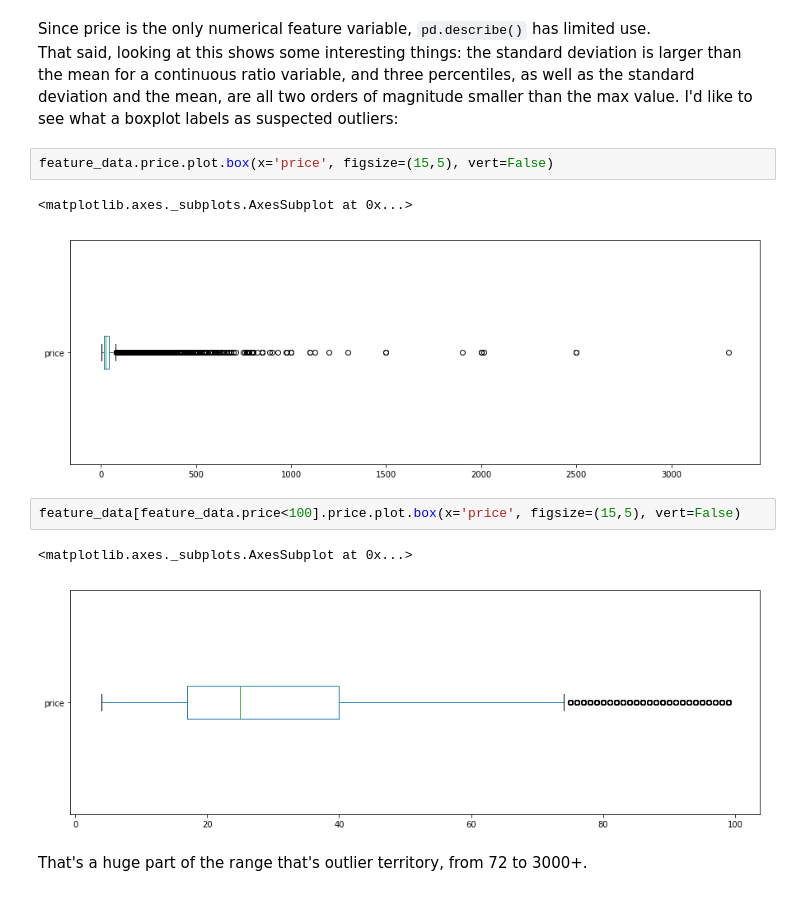
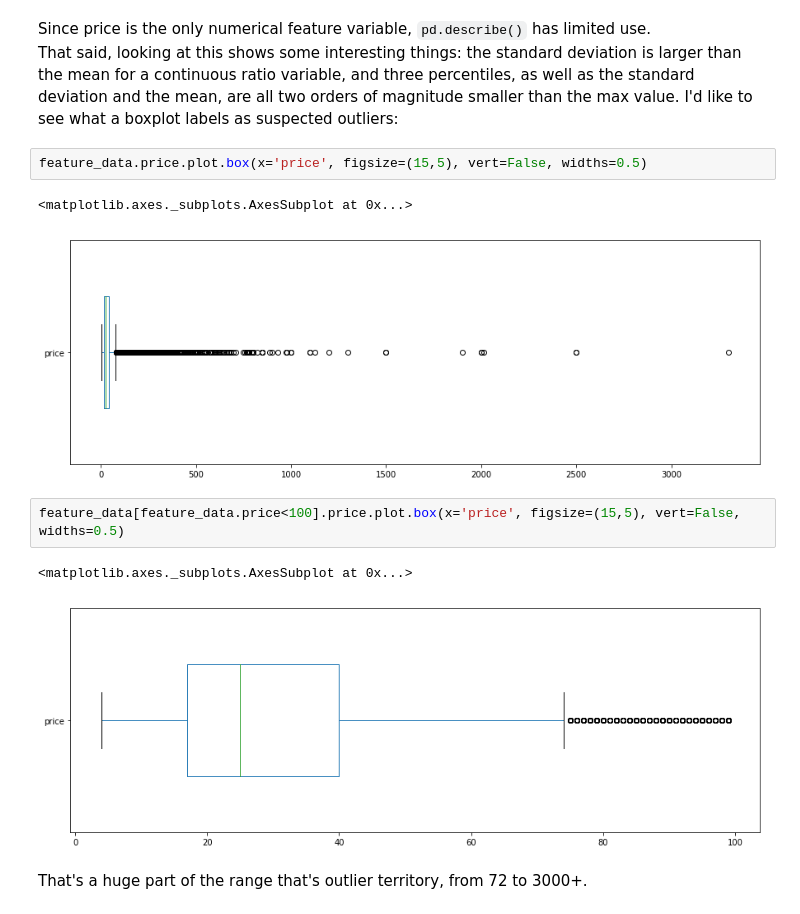
Before and after one commit to chorhatarahuduketuri/Wine-reviews, a Jupyter notebook: code/Wine Reviews EDA.ipynb, the cells around one changed output. Saved outputs shown, nothing was run; the diff lists cells and outputs as text.

```diff
--- a/code/Wine Reviews EDA.ipynb
+++ b/code/Wine Reviews EDA.ipynb
@@ -234,15 +234,15 @@ feature_data.describe()
 Since price is the only numerical feature variable, `pd.describe()` has limited use.
 That said, looking at this shows some interesting things: the standard deviation is larger than the mean for a continuous ratio variable, and three percentiles, as well as the standard deviation and the mean, are all two orders of magnitude smaller than the max value. I'd like to see what a boxplot labels as suspected outliers:
 # %%
-feature_data.price.plot.box(x='price', figsize=(15,5), vert=False)
+feature_data.price.plot.box(x='price', figsize=(15,5), vert=False, widths=0.5)
 # %% [output]
 <matplotlib.axes._subplots.AxesSubplot at 0x...>
-[figure, old version]
+[figure, new version]
 # %%
-feature_data[feature_data.price<100].price.plot.box(x='price', figsize=(15,5), vert=False)
+feature_data[feature_data.price<100].price.plot.box(x='price', figsize=(15,5), vert=False, widths=0.5)
 # %% [output]
 <matplotlib.axes._subplots.AxesSubplot at 0x...>
-[figure, old version]
+[figure, new version]
 # %% [markdown]
 That's a huge part of the range that's outlier territory, from 72 to 3000+.
 # %%
```
Also changed, not shown: parts of 51 cells of this notebook.
